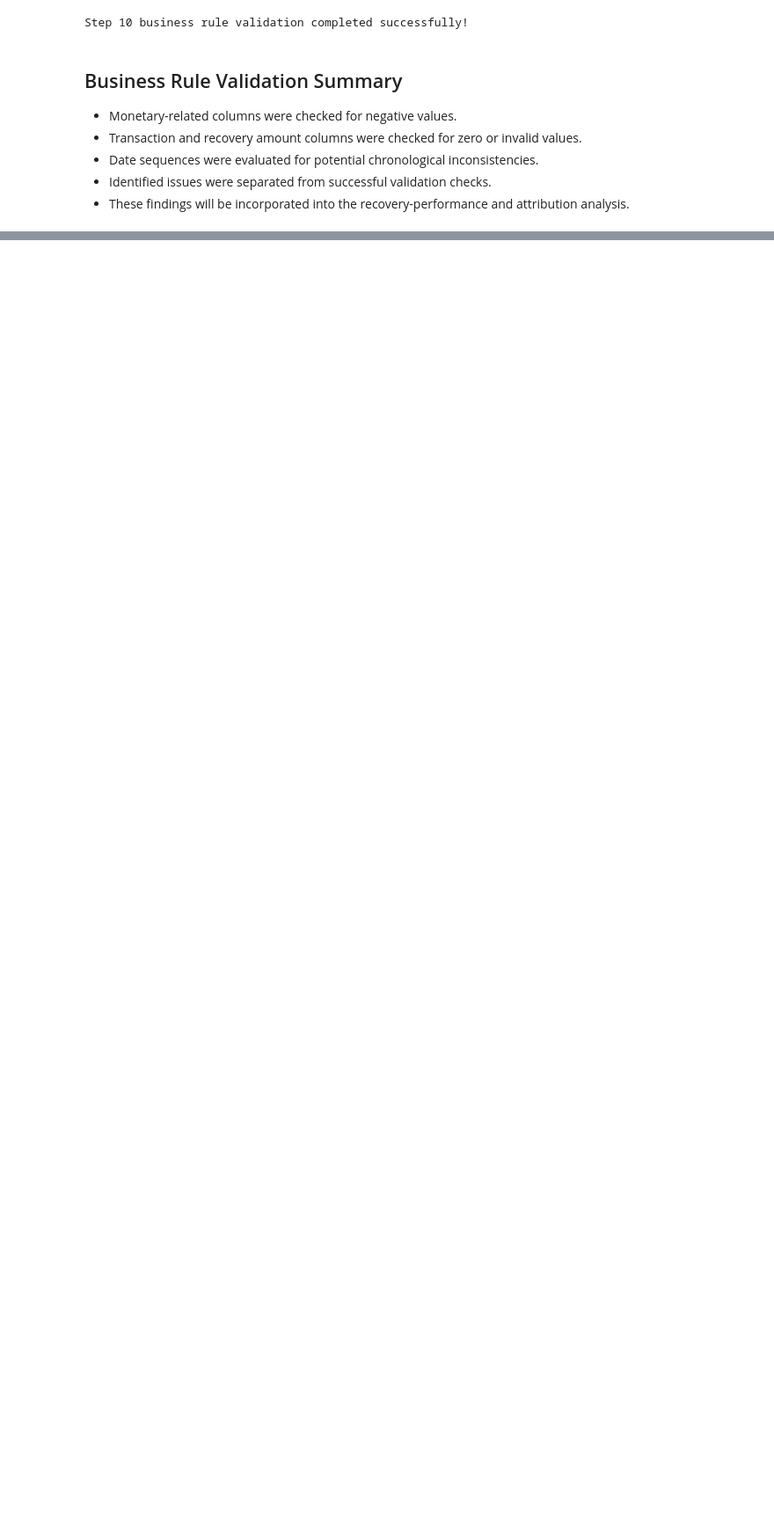
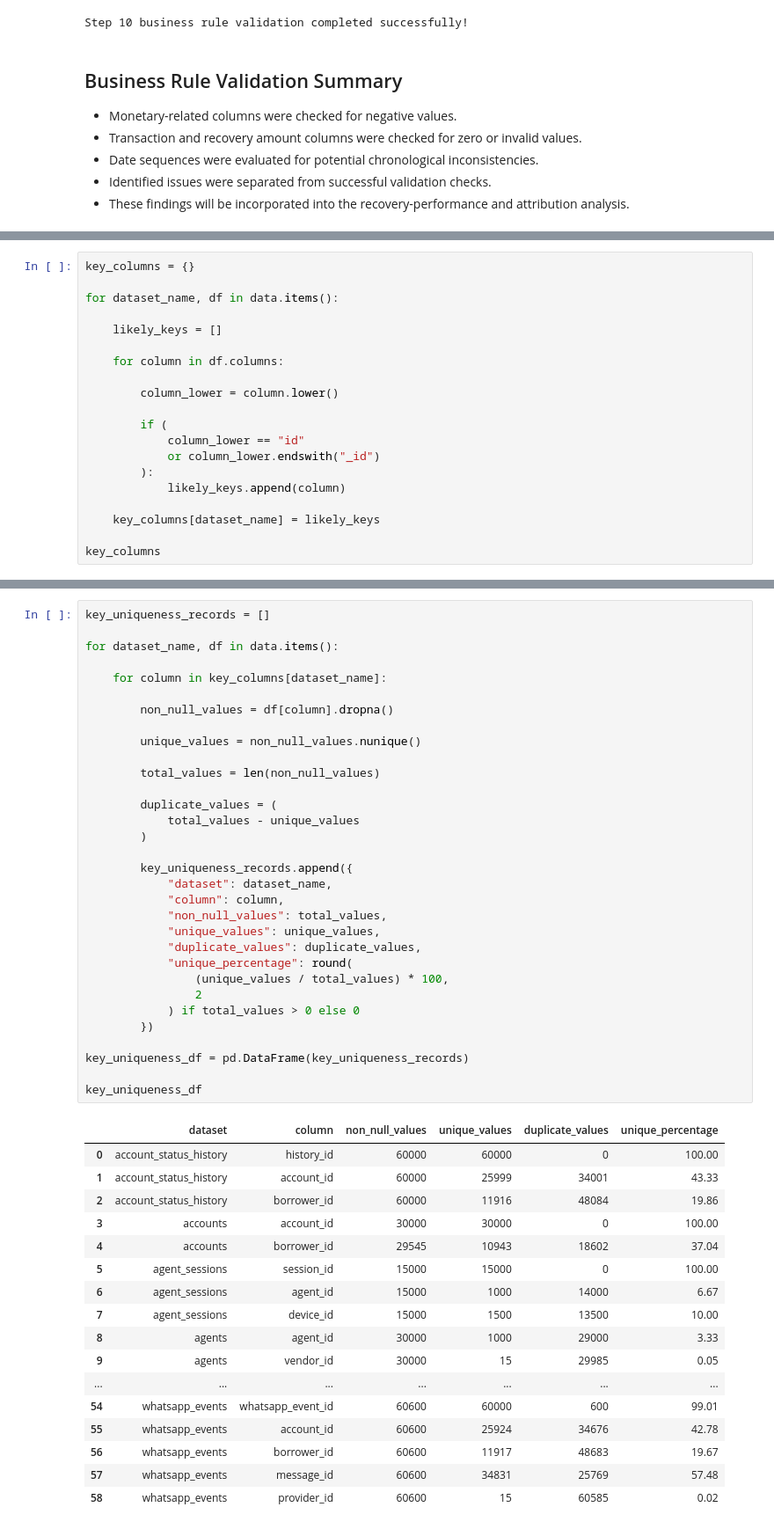
Before and after one commit to Rohit3435/Data_Analyst_Assignment, a Jupyter notebook: Data_Analyst_Project.ipynb, the cells around one changed output, grey strips where cells are left out. Shown at 88% size. Drawn from its saved outputs; the diff is of its cells as text; blank space fills up the shorter version.

Commit message:
Cross-Dataset Integrity Analysis

```diff
--- a/Data_Analyst_Project.ipynb
+++ b/Data_Analyst_Project.ipynb
@@ -1328,0 +1403,20 @@ Step 10 business rule validation completed successfully!
+# %%
+key_columns = {}
+
+for dataset_name, df in data.items():
+
+    likely_keys = []
+
+    for column in df.columns:
+
+        column_lower = column.lower()
+
+        if (
+            column_lower == "id"
+            or column_lower.endswith("_id")
+        ):
+            likely_keys.append(column)
+
+    key_columns[dataset_name] = likely_keys
+
+key_columns
@@ -1328,0 +1441,50 @@ Step 10 business rule validation completed successfully!
+# %%
+key_uniqueness_records = []
+
+for dataset_name, df in data.items():
+
+    for column in key_columns[dataset_name]:
+
+        non_null_values = df[column].dropna()
+
+        unique_values = non_null_values.nunique()
+
+        total_values = len(non_null_values)
+
+        duplicate_values = (
+            total_values - unique_values
+        )
+
+        key_uniqueness_records.append({
+            "dataset": dataset_name,
+            "column": column,
+            "non_null_values": total_values,
+            "unique_values": unique_values,
+            "duplicate_values": duplicate_values,
+            "unique_percentage": round(
+                (unique_values / total_values) * 100,
+                2
+            ) if total_values > 0 else 0
+        })
+
+key_uniqueness_df = pd.DataFrame(key_uniqueness_records)
+
+key_uniqueness_df
+# %% [output]
+|  | dataset | column | non_null_values | unique_values | duplicate_values | unique_percentage |
+| 0 | account_status_history | history_id | 60000 | 60000 | 0 | 100.00 |
+| 1 | account_status_history | account_id | 60000 | 25999 | 34001 | 43.33 |
+| 2 | account_status_history | borrower_id | 60000 | 11916 | 48084 | 19.86 |
+| 3 | accounts | account_id | 30000 | 30000 | 0 | 100.00 |
+| 4 | accounts | borrower_id | 29545 | 10943 | 18602 | 37.04 |
+| 5 | agent_sessions | session_id | 15000 | 15000 | 0 | 100.00 |
+| 6 | agent_sessions | agent_id | 15000 | 1000 | 14000 | 6.67 |
+| 7 | agent_sessions | device_id | 15000 | 1500 | 13500 | 10.00 |
+| 8 | agents | agent_id | 30000 | 1000 | 29000 | 3.33 |
+| 9 | agents | vendor_id | 30000 | 15 | 29985 | 0.05 |
+| ... | ... | ... | ... | ... | ... | ... |
+| 54 | whatsapp_events | whatsapp_event_id | 60600 | 60000 | 600 | 99.01 |
+| 55 | whatsapp_events | account_id | 60600 | 25924 | 34676 | 42.78 |
+| 56 | whatsapp_events | borrower_id | 60600 | 11917 | 48683 | 19.67 |
+| 57 | whatsapp_events | message_id | 60600 | 34831 | 25769 | 57.48 |
+| 58 | whatsapp_events | provider_id | 60600 | 15 | 60585 | 0.02 |
```
Also changed, not shown: parts of 9 cells of this notebook, 4 other files.
